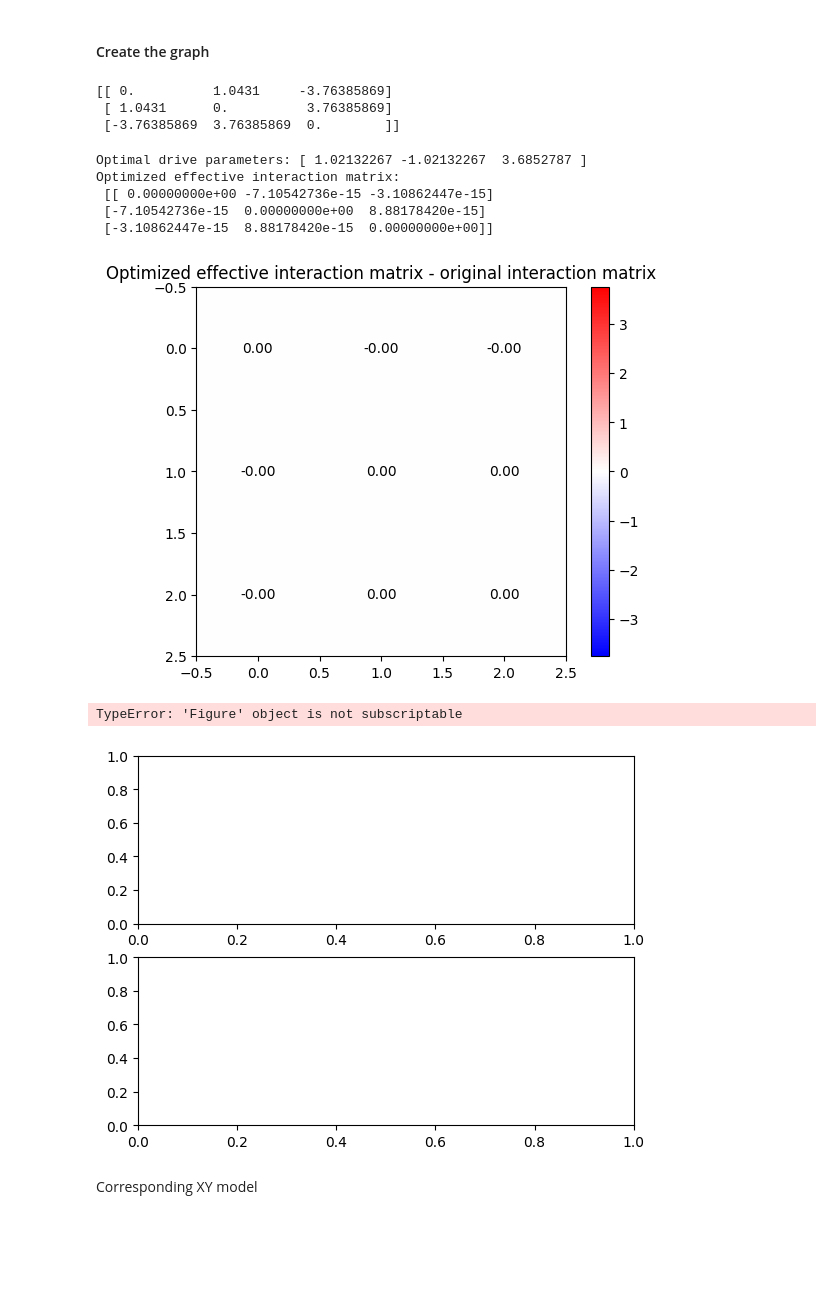
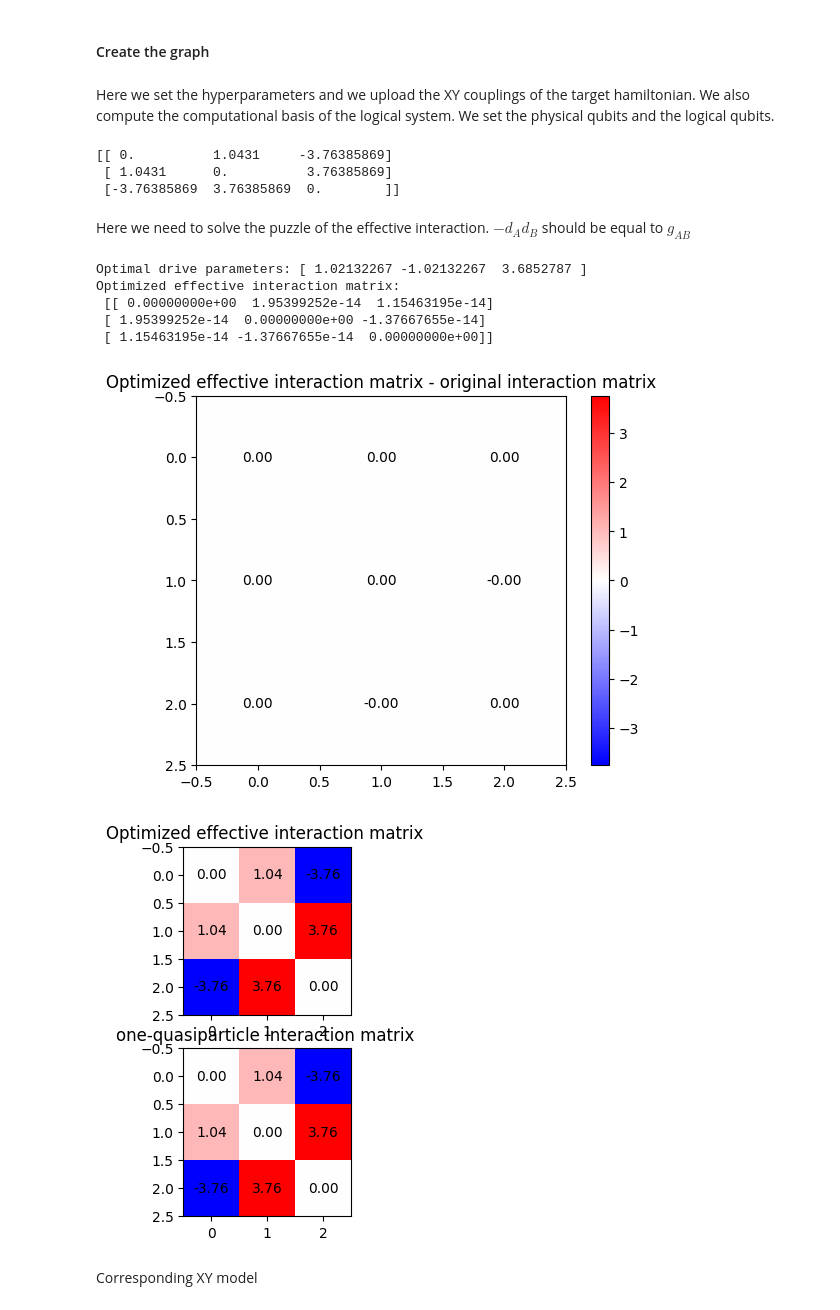
Before and after one commit to emacosta95/Gadget4NSMForQuantumSimulators, a Jupyter notebook: ExperimentOnFerromagneticChains.ipynb, the cells around one changed output. Drawn from its saved outputs; the diff is of its cells as text; code cells hidden in the pictures; blank space fills up the shorter version.

```diff
--- a/ExperimentOnFerromagneticChains.ipynb
+++ b/ExperimentOnFerromagneticChains.ipynb
@@ -11,13 +11,13 @@ import matplotlib.pyplot as plt
 from src.utils import computational_basis
 
 physical_qubits = 3
-nqubits = 2
+logical_qubits = 2
 gamma = 100
 ferromagnetic_coupling = 100
 delta2 = gamma
 alpha = 1
 
-g_matrix = -alpha * np.ones((nqubits, nqubits)) + np.eye(nqubits)
+g_matrix = -alpha * np.ones((logical_qubits, logical_qubits)) + np.eye(logical_qubits)
 print(g_matrix)
 diagonal_couplings = np.array([-0.9, -0.1])
 # %% [output]
@@ -119,7 +119,7 @@ re = amps_aligned.real
 im = amps_aligned.imag
 
 # Keep only N=1 sector bitstrings for plotting
-basis_labels = ["".join(map(str, row)) for row in computational_basis(nqubits)]
+basis_labels = ["".join(map(str, row)) for row in computational_basis(logical_qubits)]
 n1_mask = np.array([sum(int(b) for b in lbl) == 1 for lbl in basis_labels])
 labels_n1 = [l for l, m in zip(basis_labels, n1_mask) if m]
 
@@ -420,5 +965,7 @@ plt.xticks(
 # %% [markdown]
 #### Create the graph
+# %% [markdown]
+Here we set the hyperparameters and we upload the XY couplings of the target hamiltonian. We also compute the computational basis of the logical system. We set the physical qubits and the logical qubits.
 # %%
 import numpy as np
 from ManyBodyQutip.qutip_class import SpinOperator, SpinHamiltonian
@@ -428,20 +975,19 @@ from src.interaction_utils import EffectiveInteractionOptimizer
 from src.utils import computational_basis
 
 physical_qubits = 6
-nqubits = 3
+logical_qubits = 3
 gamma = 20
 ferromagnetic_coupling = 5
-delta2 = gamma
-alpha = 1
+
 
 data_onebody = np.load("data/matrix_elements_h_eff_2body/one_body_nn_p.npz")
 keys = data_onebody["keys"]
 values = data_onebody["values"]
-n_qubits = 3
+
 
 g_onebody = {}
-diagonal_elements = np.zeros(n_qubits)
-g_matrix = np.zeros((n_qubits, n_qubits))
+diagonal_elements = np.zeros(logical_qubits)
+g_matrix = np.zeros((logical_qubits, logical_qubits))
 for a, key in enumerate(keys):
     i, j = key
     g_onebody[(i, j)] = values[a]
@@ -452,16 +998,18 @@ for a, key in enumerate(keys):
 
 
 # get the computational basis of the space
-basis = computational_basis(n_qubits)
+basis = computational_basis(logical_qubits)
 print(g_matrix)
 diagonal_couplings = 0.0 * np.array([-0.9, -0.1, -0.3])
 # %% [output]
 [[ 0.          1.0431     -3.76385869]
  [ 1.0431      0.          3.76385869]
  [-3.76385869  3.76385869  0.        ]]
+# %% [markdown]
+Here we need to solve the puzzle of the effective interaction. $-d_A d_B$ should be equal to $g_{AB}$
 # %%
 OptimalFieldBe6 = EffectiveInteractionOptimizer(
-    nqubit=n_qubits, n_restarts=100, scale=2.0, ftol=1e-15, gtol=1e-10
+    nqubit=logical_qubits, n_restarts=100, scale=2.0, ftol=1e-15, gtol=1e-10
 )
 
 d_opt, result = OptimalFieldBe6.optimize_rank1(g_matrix)
@@ -476,8 +1024,8 @@ plt.imshow(
     vmin=-np.max(np.abs(g_matrix)),
     vmax=np.max(np.abs(g_matrix)),
 )
-for i in range(n_qubits):
-    for j in range(n_qubits):
+for i in range(logical_qubits):
+    for j in range(logical_qubits):
         plt.text(
             j,
             i,
@@ -486,47 +1034,47 @@ for i in range(n_qubits):
             va="center",
             color="black",
         )
 plt.colorbar()
 plt.title("Optimized effective interaction matrix - original interaction matrix")
 plt.show()
 fig, ax = plt.subplots(2, 1)
 
 ax[0].imshow(
     OptimalFieldBe6.reconstructed(d_opt),
     cmap="bwr",
     vmin=-np.max(np.abs(g_matrix)),
     vmax=np.max(np.abs(g_matrix)),
 )
-for i in range(n_qubits):
-    for j in range(n_qubits):
-        plt.text(
+for i in range(logical_qubits):
+    for j in range(logical_qubits):
+        ax[0].text(
             j,
             i,
             f"{OptimalFieldBe6.reconstructed(d_opt)[i,j]:.2f}",
             ha="center",
             va="center",
             color="black",
         )
-ax[0].colorbar()
-ax[0].title("Optimized effective interaction matrix ")
+ax[0].set_title("Optimized effective interaction matrix ")
 
 ax[1].imshow(
     g_matrix, cmap="bwr", vmin=-np.max(np.abs(g_matrix)), vmax=np.max(np.abs(g_matrix))
 )
-for i in range(n_qubits):
-    for j in range(n_qubits):
-        plt.text(j, i, f"{g_matrix[i,j]:.2f}", ha="center", va="center", color="black")
-ax[1].colorbar()
-ax[1].title("one-quasiparticle interaction matrix ")
+for i in range(logical_qubits):
+    for j in range(logical_qubits):
+        ax[1].text(
+            j, i, f"{g_matrix[i,j]:.2f}", ha="center", va="center", color="black"
+        )
+
+ax[1].set_title("one-quasiparticle interaction matrix ")
 plt.show()
 # %% [output]
 Optimal drive parameters: [ 1.02132267 -1.02132267  3.6852787 ]
 Optimized effective interaction matrix:
- [[ 0.00000000e+00 -7.10542736e-15 -3.10862447e-15]
- [-7.10542736e-15  0.00000000e+00  8.88178420e-15]
- [-3.10862447e-15  8.88178420e-15  0.00000000e+00]]
+ [[ 0.00000000e+00  1.95399252e-14  1.15463195e-14]
+ [ 1.95399252e-14  0.00000000e+00 -1.37667655e-14]
+ [ 1.15463195e-14 -1.37667655e-14  0.00000000e+00]]
 [figure]
-TypeError: 'Figure' object is not subscriptable
-[figure, old version]
+[figure, new version]
 # %% [markdown]
 Corresponding XY model
```
Also changed, not shown: parts of 33 cells of this notebook, 5 other files.
